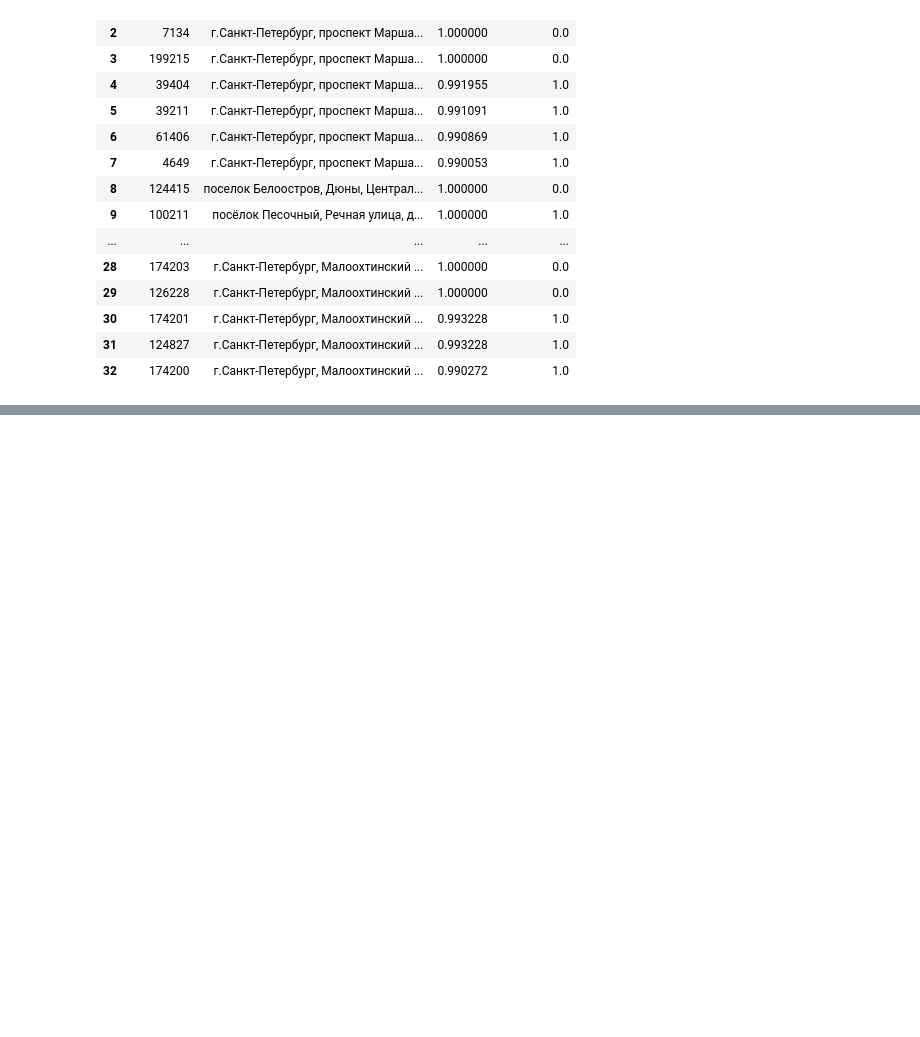
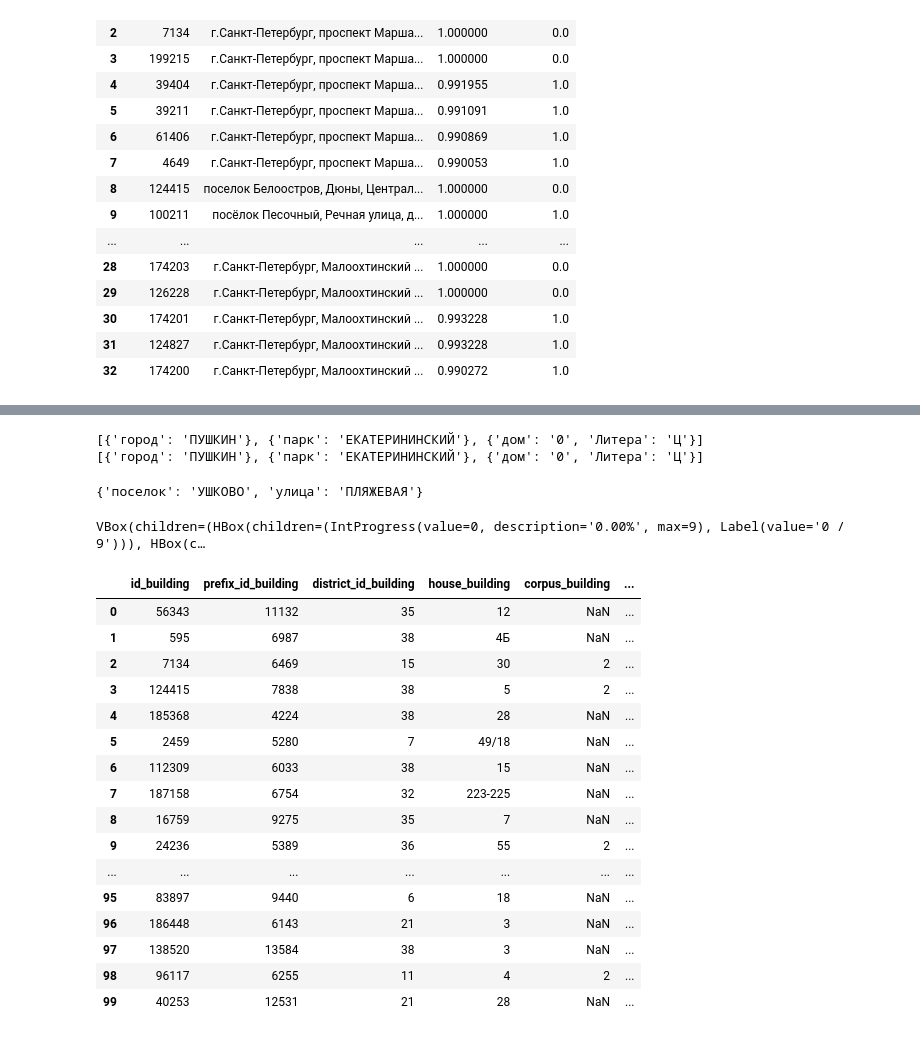
Before and after one commit to FVA13/addresses_matcher, a Jupyter notebook: notebooks/model.ipynb, the cells around one changed output, grey strips where cells are left out. Cells and saved outputs as stored; diff of their text form; code cells hidden in the pictures; blank space fills up the shorter version.

```diff
--- a/notebooks/model.ipynb
+++ b/notebooks/model.ipynb
@@ -97,3 +138,5 @@ train
+# %%
+train = pd.read_pickle("../data/processed/main_data.pkl")
 # %%
 for_embeddings = (
     pd.DataFrame(
@@ -296,0 +397,10 @@ slow_get_best_matches(QUERY, 10, np.array(embeddings), for_embeddings)
+# %%
+addr = []
+result = processor('город Пушкин, Екатерининский парк, дом б/н, литера Ц')
+referent = result.matches[0].referent
+x = get_ner_elements(referent)
+print(addr)
+print(x)
+# %% [output]
+[{'город': 'ПУШКИН'}, {'парк': 'ЕКАТЕРИНИНСКИЙ'}, {'дом': '0', 'Литера': 'Ц'}]
+[{'город': 'ПУШКИН'}, {'парк': 'ЕКАТЕРИНИНСКИЙ'}, {'дом': '0', 'Литера': 'Ц'}]
@@ -296,0 +421,29 @@ slow_get_best_matches(QUERY, 10, np.array(embeddings), for_embeddings)
+# %%
+xx = get_address_ner_objects('посёлок Ушково, Пляжевая улица') #город Москва, Екатерининский парк, дом б/н, литера Ц
+xx
+# %% [output]
+{'поселок': 'УШКОВО', 'улица': 'ПЛЯЖЕВАЯ'}
+# %%
+#
+sandbox = train[:100]
+# sandbox
+sandbox['kek'] = sandbox.parallel_apply(lambda x: get_address_ner_objects(x['full_address_building']), axis=1) #get_address_ner_objects(
+# %% [output]
+VBox(children=(HBox(children=(IntProgress(value=0, description='0.00%', max=9), Label(value='0 / 9'))), HBox(c…
+|  | id_building | prefix_id_building | district_id_building | house_building | corpus_building | ... |
+| 0 | 56343 | 11132 | 35 | 12 | NaN | ... |
+| 1 | 595 | 6987 | 38 | 4Б | NaN | ... |
+| 2 | 7134 | 6469 | 15 | 30 | 2 | ... |
+| 3 | 124415 | 7838 | 38 | 5 | 2 | ... |
+| 4 | 185368 | 4224 | 38 | 28 | NaN | ... |
+| 5 | 2459 | 5280 | 7 | 49/18 | NaN | ... |
+| 6 | 112309 | 6033 | 38 | 15 | NaN | ... |
+| 7 | 187158 | 6754 | 32 | 223-225 | NaN | ... |
+| 8 | 16759 | 9275 | 35 | 7 | NaN | ... |
+| 9 | 24236 | 5389 | 36 | 55 | 2 | ... |
+| ... | ... | ... | ... | ... | ... | ... |
+| 95 | 83897 | 9440 | 6 | 18 | NaN | ... |
+| 96 | 186448 | 6143 | 21 | 3 | NaN | ... |
+| 97 | 138520 | 13584 | 38 | 3 | NaN | ... |
+| 98 | 96117 | 6255 | 11 | 4 | 2 | ... |
+| 99 | 40253 | 12531 | 21 | 28 | NaN | ... |
```
Also changed, not shown: parts of 20 cells of this notebook, 4 other files.
